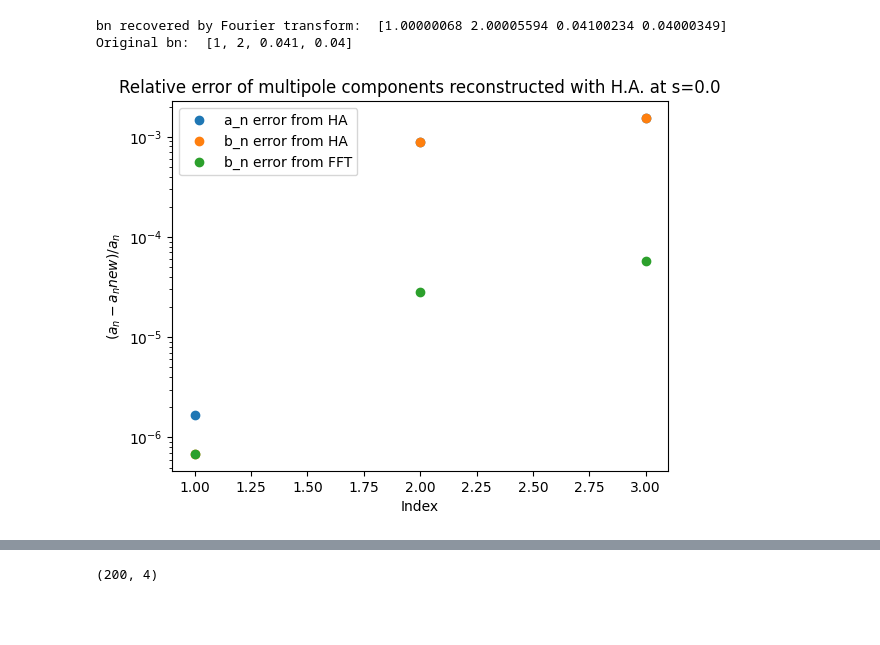
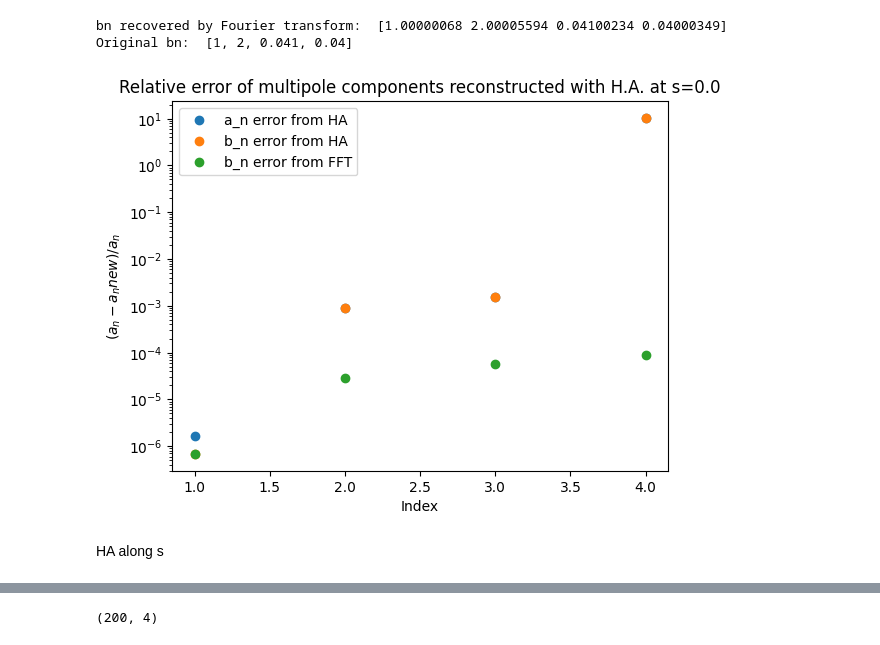
Before and after one commit to marcoliniF/bpmeth, a Jupyter notebook: preliminaryTrials/2abBAcurlB_HA_ab.ipynb, the cells around one changed output, grey strips where cells are left out. Cells and saved outputs as stored; diff of their text form; code cells hidden in the pictures; blank space fills up the shorter version.

```diff
--- a/preliminaryTrials/2abBAcurlB_HA_ab.ipynb
+++ b/preliminaryTrials/2abBAcurlB_HA_ab.ipynb
@@ -175,18 +175,19 @@ print("Original bn: ", b_coeffs)
 bn recovered by Fourier transform:  [1.00000068 2.00005594 0.04100234 0.04000349]
 Original bn:  [1, 2, 0.041, 0.04]
 # %%
-p=3#how many values to plot
+p=4#how many values to plot
 
 plt.plot(range(1,len(a_coeffs[:p])+1), np.abs(a_coeffs[:p]-an[:p])/a_coeffs[:p], 'o', label='a_n error from HA')
 plt.plot(range(1,len(b_coeffs[:p])+1), np.abs(b_coeffs[:p]-bn[:p])/b_coeffs[:p], 'o', label='b_n error from HA')
 plt.plot(range(1,len(b_coeffs[:p])+1), np.abs(b_coeffs[:p]-bnfft[:p])/b_coeffs[:p], 'o', label='b_n error from FFT')
 plt.yscale('log')
 plt.xlabel('Index')
-plt.ylabel('$(a_n - a_nnew)/a_n$')
 plt.title('Relative error of multipole components reconstructed with H.A. at s=' + str(s_fixed))
 plt.legend()
 plt.show()
 # %% [output]
-[figure, old version]
+[figure, new version]
+# %% [markdown]
+HA along s
 # %%
 svals, bnHA, errorbnHA = curlfieldmap.s_harmonics(order=len(b_coeffs), rmin=0.01, rmax=0.30,nr=30, radius=0.025)
```
Also changed, not shown: parts of 2 cells of this notebook, 6 other files.
